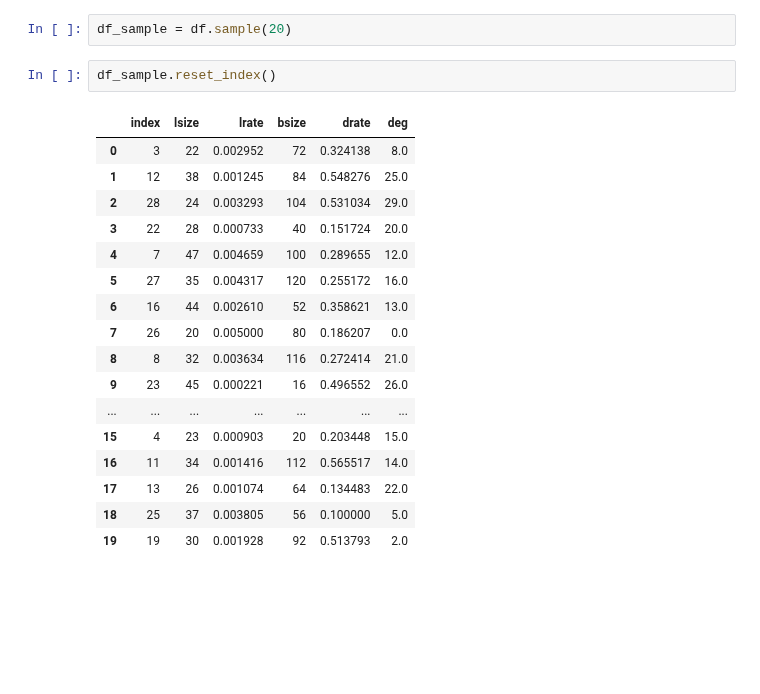
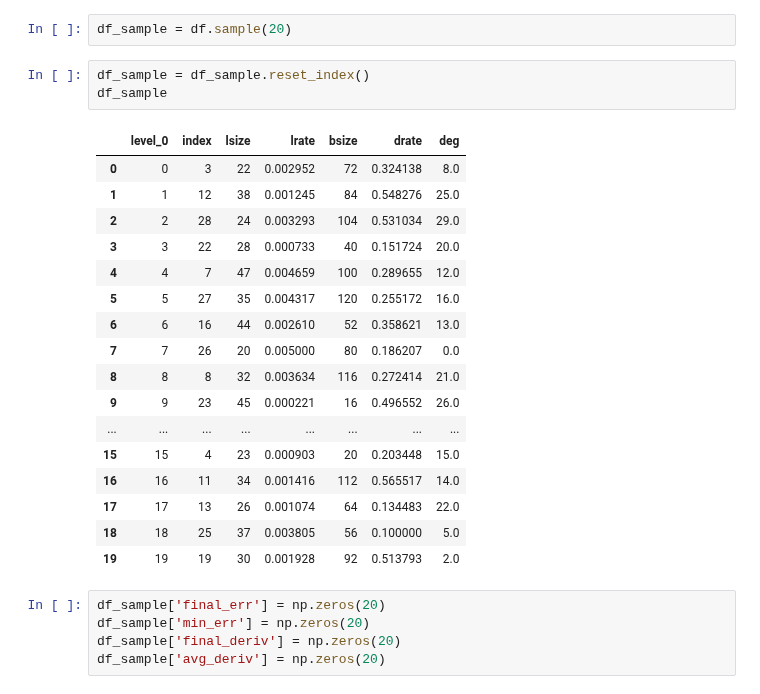
Before and after one commit to VMBoehm/PAE, a Jupyter notebook: notebooks/param_space_sampling.ipynb, the cells around one changed output. Drawn from its saved outputs; the diff is of its cells as text; blank space fills up the shorter version.

```diff
--- a/notebooks/param_space_sampling.ipynb
+++ b/notebooks/param_space_sampling.ipynb
@@ -26,22 +28,28 @@ df = pd.DataFrame.from_dict(params)
 # %%
 df_sample = df.sample(20)
 # %%
-df_sample.reset_index()
+df_sample = df_sample.reset_index()
+df_sample
 # %% [output]
-|  | index | lsize | lrate | bsize | drate | deg |
-| 0 | 3 | 22 | 0.002952 | 72 | 0.324138 | 8.0 |
-| 1 | 12 | 38 | 0.001245 | 84 | 0.548276 | 25.0 |
-| 2 | 28 | 24 | 0.003293 | 104 | 0.531034 | 29.0 |
-| 3 | 22 | 28 | 0.000733 | 40 | 0.151724 | 20.0 |
-| 4 | 7 | 47 | 0.004659 | 100 | 0.289655 | 12.0 |
-| 5 | 27 | 35 | 0.004317 | 120 | 0.255172 | 16.0 |
-| 6 | 16 | 44 | 0.002610 | 52 | 0.358621 | 13.0 |
-| 7 | 26 | 20 | 0.005000 | 80 | 0.186207 | 0.0 |
-| 8 | 8 | 32 | 0.003634 | 116 | 0.272414 | 21.0 |
-| 9 | 23 | 45 | 0.000221 | 16 | 0.496552 | 26.0 |
-| ... | ... | ... | ... | ... | ... | ... |
-| 15 | 4 | 23 | 0.000903 | 20 | 0.203448 | 15.0 |
-| 16 | 11 | 34 | 0.001416 | 112 | 0.565517 | 14.0 |
-| 17 | 13 | 26 | 0.001074 | 64 | 0.134483 | 22.0 |
-| 18 | 25 | 37 | 0.003805 | 56 | 0.100000 | 5.0 |
-| 19 | 19 | 30 | 0.001928 | 92 | 0.513793 | 2.0 |
+|  | level_0 | index | lsize | lrate | bsize | drate | deg |
+| 0 | 0 | 3 | 22 | 0.002952 | 72 | 0.324138 | 8.0 |
+| 1 | 1 | 12 | 38 | 0.001245 | 84 | 0.548276 | 25.0 |
+| 2 | 2 | 28 | 24 | 0.003293 | 104 | 0.531034 | 29.0 |
+| 3 | 3 | 22 | 28 | 0.000733 | 40 | 0.151724 | 20.0 |
+| 4 | 4 | 7 | 47 | 0.004659 | 100 | 0.289655 | 12.0 |
+| 5 | 5 | 27 | 35 | 0.004317 | 120 | 0.255172 | 16.0 |
+| 6 | 6 | 16 | 44 | 0.002610 | 52 | 0.358621 | 13.0 |
+| 7 | 7 | 26 | 20 | 0.005000 | 80 | 0.186207 | 0.0 |
+| 8 | 8 | 8 | 32 | 0.003634 | 116 | 0.272414 | 21.0 |
+| 9 | 9 | 23 | 45 | 0.000221 | 16 | 0.496552 | 26.0 |
+| ... | ... | ... | ... | ... | ... | ... | ... |
+| 15 | 15 | 4 | 23 | 0.000903 | 20 | 0.203448 | 15.0 |
+| 16 | 16 | 11 | 34 | 0.001416 | 112 | 0.565517 | 14.0 |
+| 17 | 17 | 13 | 26 | 0.001074 | 64 | 0.134483 | 22.0 |
+| 18 | 18 | 25 | 37 | 0.003805 | 56 | 0.100000 | 5.0 |
+| 19 | 19 | 19 | 30 | 0.001928 | 92 | 0.513793 | 2.0 |
+# %%
+df_sample['final_err'] = np.zeros(20)
+df_sample['min_err'] = np.zeros(20)
+df_sample['final_deriv'] = np.zeros(20)
+df_sample['avg_deriv'] = np.zeros(20)
```
Also changed, not shown: parts of 7 cells of this notebook.
